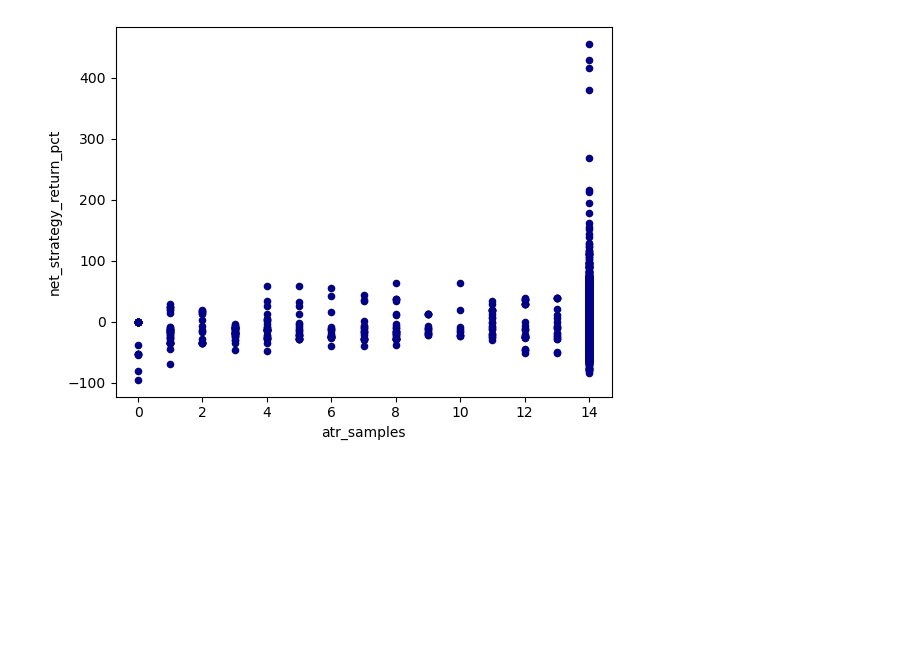
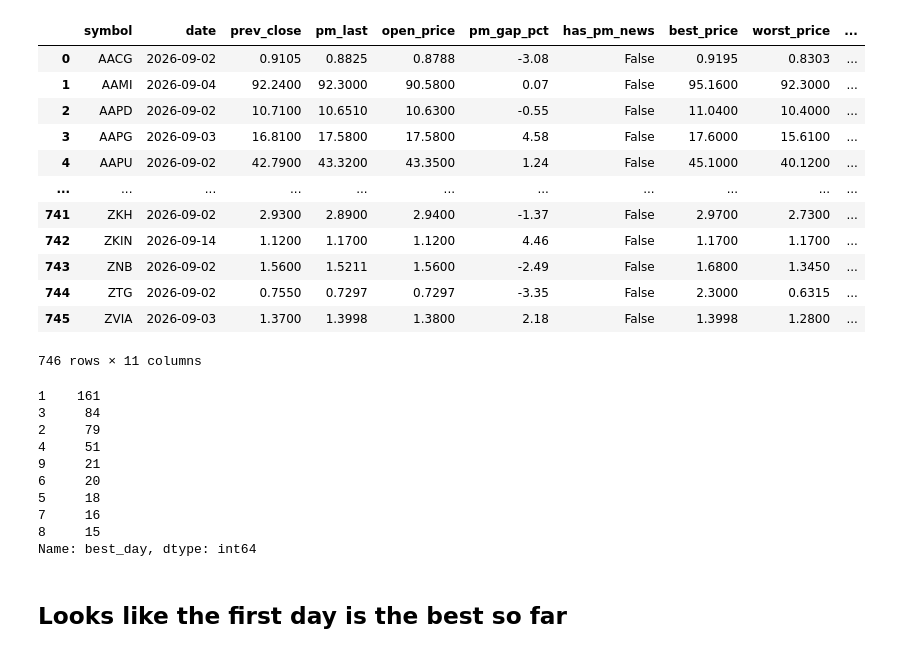
Before and after one commit to ausmartinez/Stocko2, a Jupyter notebook: Untitled.ipynb, the cells around one changed output. Drawn from its saved outputs; the diff is of its cells as text; code cells hidden in the pictures; blank space fills up the shorter version.

```diff
--- a/Untitled.ipynb
+++ b/Untitled.ipynb
@@ -63,4 +23,38 @@ ax1 = dat.plot.scatter(x="direction", y="net_strategy_return_pct", c="DarkBlue")
-# %%
-ax1 = dat.plot.scatter(x="atr_samples", y="net_strategy_return_pct", c="DarkBlue")
-# %% [output]
-[figure, removed]
+# %%
+tracker_df = []
+for symbol, group in dat.groupby("symbol"):
+    days = 0
+    bestDay = days
+    worstDay = days
+    bestPriceAfterBuy = group.iloc[0]["pm_last"]
+    worstPriceAfterBuy = group.iloc[0]["pm_last"]
+    for col,row in group.iterrows():
+        if (row["pm_last"] > bestPriceAfterBuy):
+            bestDay = days
+            bestPriceAfterBuy = row["pm_last"]
+        if (row["pm_last"] < worstPriceAfterBuy):
+            worstDay = days
+            worstPriceAfterBuy = row["pm_last"]
+        days += 1
+    buyRow = group.iloc[0].copy()
+    buyRow['best_price'] = bestPriceAfterBuy
+    buyRow['worst_price'] = worstPriceAfterBuy
+    buyRow['best_day'] = bestDay
+    buyRow['worst_day'] = worstDay
+    tracker_df.append(buyRow)
+tracked = pd.DataFrame(tracker_df).reset_index(drop=True).drop(["Unnamed: 0"], axis=1)
+tracked
+# %% [output]
+|  | symbol | date | prev_close | pm_last | open_price | pm_gap_pct | has_pm_news | best_price | worst_price | ... |
+| 0 | AACG | 2026-09-02 | 0.9105 | 0.8825 | 0.8788 | -3.08 | False | 0.9195 | 0.8303 | ... |
+| 1 | AAMI | 2026-09-04 | 92.2400 | 92.3000 | 90.5800 | 0.07 | False | 95.1600 | 92.3000 | ... |
+| 2 | AAPD | 2026-09-02 | 10.7100 | 10.6510 | 10.6300 | -0.55 | False | 11.0400 | 10.4000 | ... |
+| 3 | AAPG | 2026-09-03 | 16.8100 | 17.5800 | 17.5800 | 4.58 | False | 17.6000 | 15.6100 | ... |
+| 4 | AAPU | 2026-09-02 | 42.7900 | 43.3200 | 43.3500 | 1.24 | False | 45.1000 | 40.1200 | ... |
+| ... | ... | ... | ... | ... | ... | ... | ... | ... | ... | ... |
+| 741 | ZKH | 2026-09-02 | 2.9300 | 2.8900 | 2.9400 | -1.37 | False | 2.9700 | 2.7300 | ... |
+| 742 | ZKIN | 2026-09-14 | 1.1200 | 1.1700 | 1.1200 | 4.46 | False | 1.1700 | 1.1700 | ... |
+| 743 | ZNB | 2026-09-02 | 1.5600 | 1.5211 | 1.5600 | -2.49 | False | 1.6800 | 1.3450 | ... |
+| 744 | ZTG | 2026-09-02 | 0.7550 | 0.7297 | 0.7297 | -3.35 | False | 2.3000 | 0.6315 | ... |
+| 745 | ZVIA | 2026-09-03 | 1.3700 | 1.3998 | 1.3800 | 2.18 | False | 1.3998 | 1.2800 | ... |
+746 rows × 11 columns
@@ -66,0 +64,15 @@ ax1 = dat.plot.scatter(x="atr_samples", y="net_strategy_return_pct", c="DarkBlue
+# %%
+good['best_day'].value_counts()
+# %% [output]
+1    161
+3     84
+2     79
+4     51
+9     21
+6     20
+5     18
+7     16
+8     15
+Name: best_day, dtype: int64
+# %% [markdown]
+## Looks like the first day is the best so far
```
Also changed, not shown: parts of 20 cells of this notebook, 25 other files.
